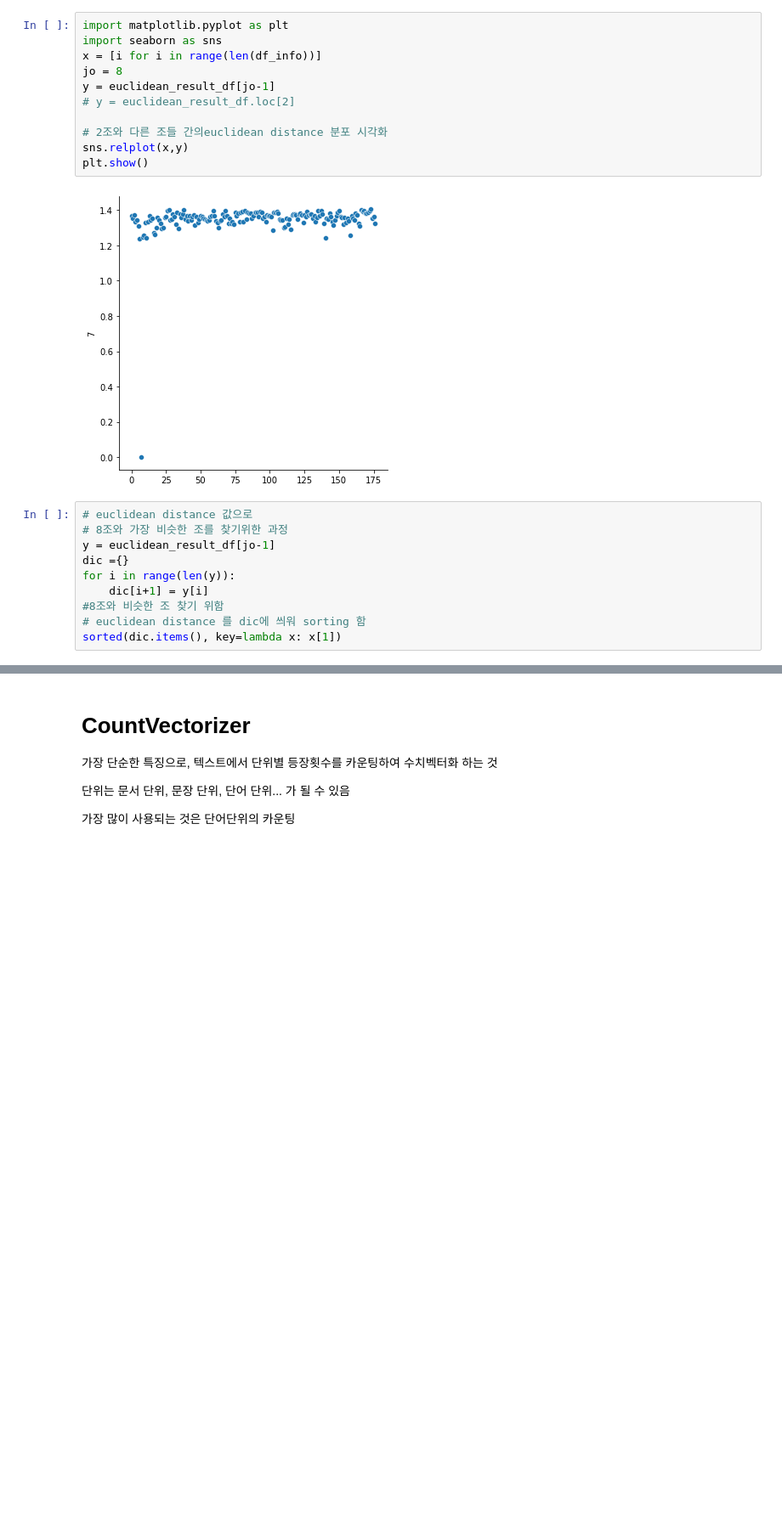
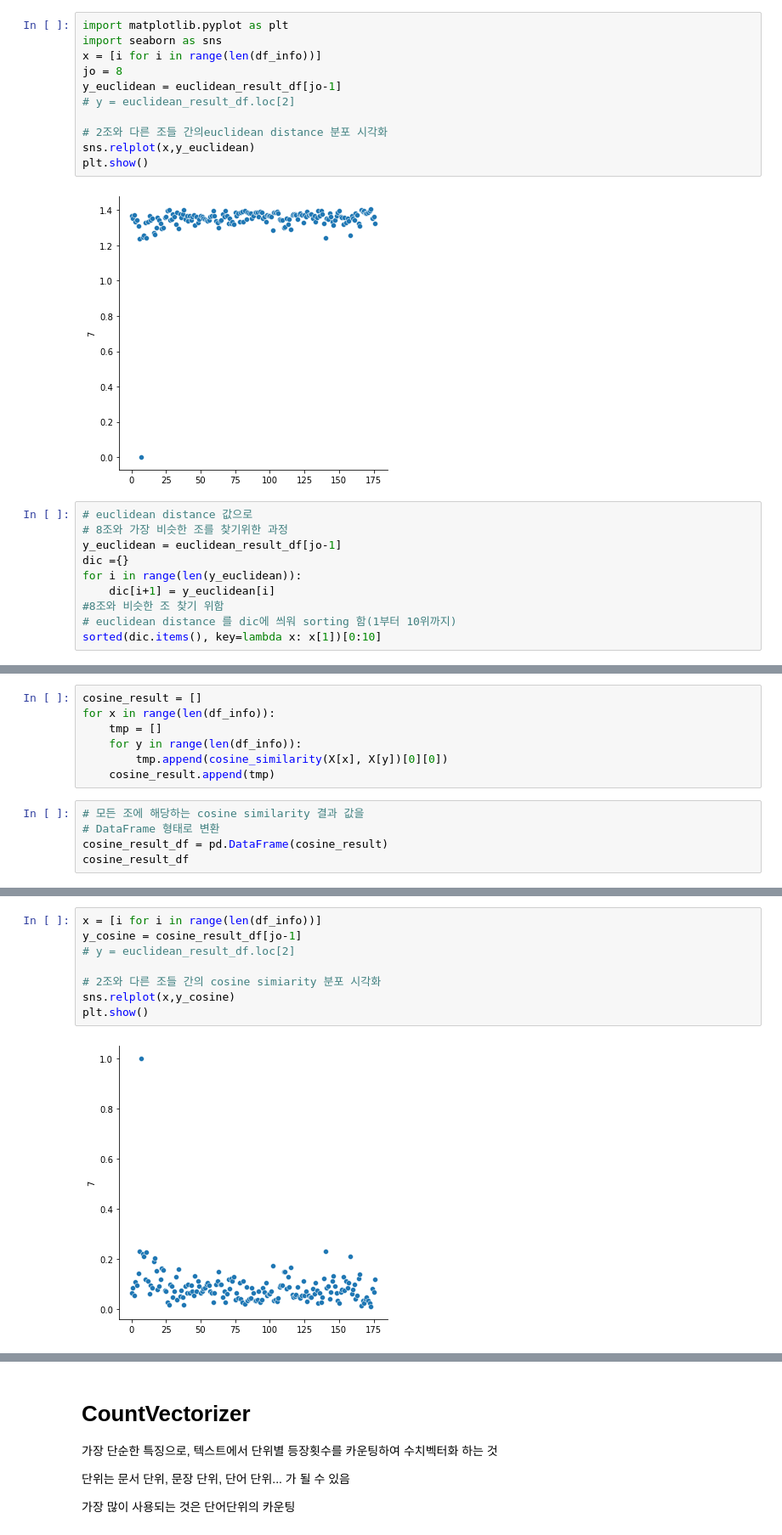
Before and after one commit to park1997/Industrial_safety_and_health_law-visualization, a Jupyter notebook: ParkByeongHyeon/산업안전보건법_XML.ipynb, the cells around one changed output, grey strips where cells are left out. Shown: that part at 85% size. Drawn from its saved outputs; the diff is of its cells as text; blank space fills up the shorter version.

```diff
--- a/ParkByeongHyeon/산업안전보건법_XML.ipynb
+++ b/ParkByeongHyeon/산업안전보건법_XML.ipynb
@@ -516,24 +518,24 @@ import matplotlib.pyplot as plt
 import seaborn as sns
 x = [i for i in range(len(df_info))]
 jo = 8
-y = euclidean_result_df[jo-1]
+y_euclidean = euclidean_result_df[jo-1]
 # y = euclidean_result_df.loc[2]
 
 # 2조와 다른 조들 간의euclidean distance 분포 시각화
-sns.relplot(x,y)
+sns.relplot(x,y_euclidean)
 plt.show()
 # %% [output]
 [figure]
 # %%
 # euclidean distance 값으로
 # 8조와 가장 비슷한 조를 찾기위한 과정
-y = euclidean_result_df[jo-1]
+y_euclidean = euclidean_result_df[jo-1]
 dic ={}
-for i in range(len(y)):
-    dic[i+1] = y[i]
+for i in range(len(y_euclidean)):
+    dic[i+1] = y_euclidean[i]
 #8조와 비슷한 조 찾기 위함
-# euclidean distance 를 dic에 씌워 sorting 함
-sorted(dic.items(), key=lambda x: x[1])
+# euclidean distance 를 dic에 씌워 sorting 함(1부터 10위까지)
+sorted(dic.items(), key=lambda x: x[1])[0:10]
 # %% [output]
 [(8, 0.0),
  (7, 1.24014661136316),
@@ -554,0 +552,12 @@ sorted(dic.items(), key=lambda x: x[1])
+# %%
+cosine_result = []
+for x in range(len(df_info)):
+    tmp = []
+    for y in range(len(df_info)):
+        tmp.append(cosine_similarity(X[x], X[y])[0][0])
+    cosine_result.append(tmp)
+# %%
+# 모든 조에 해당하는 cosine similarity 결과 값을
+# DataFrame 형태로 변환
+cosine_result_df = pd.DataFrame(cosine_result)
+cosine_result_df
@@ -554,0 +578,10 @@ sorted(dic.items(), key=lambda x: x[1])
+# %%
+x = [i for i in range(len(df_info))]
+y_cosine = cosine_result_df[jo-1]
+# y = euclidean_result_df.loc[2]
+
+# 2조와 다른 조들 간의 cosine simiarity 분포 시각화
+sns.relplot(x,y_cosine)
+plt.show()
+# %% [output]
+[figure, added]
```
Also changed, not shown: parts of 8 cells of this notebook.
